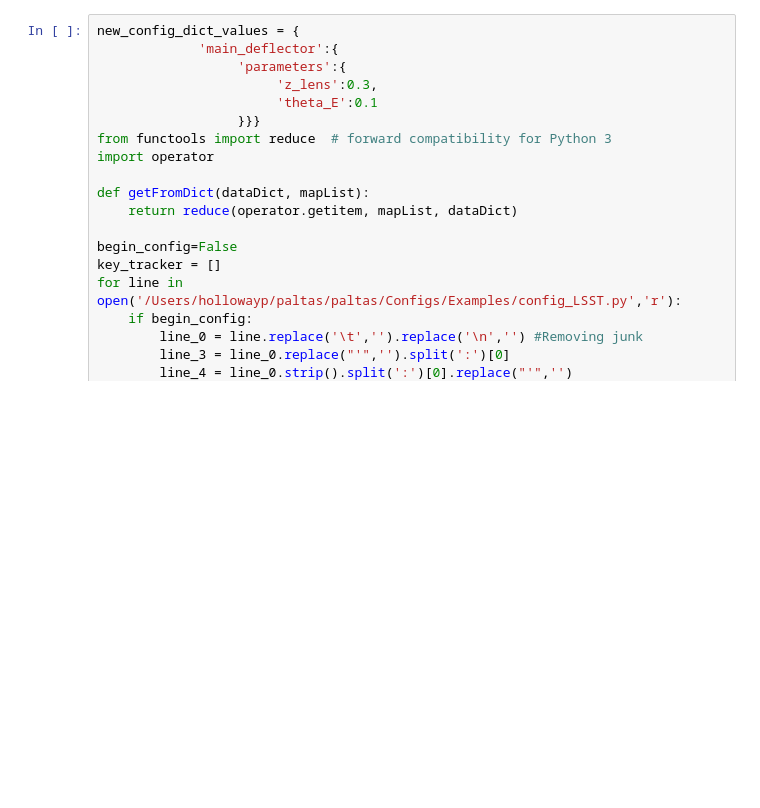
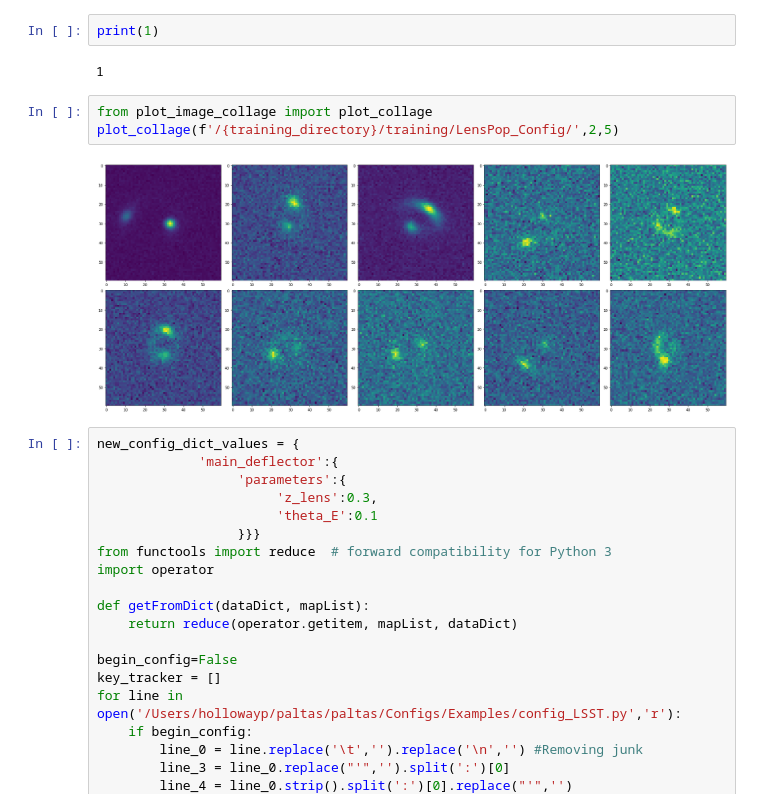
Before and after one commit to P-1884/paltas, a Jupyter notebook: Code to Generate Paltas Configs.ipynb, the cells around one changed output. Saved outputs shown, nothing was run; the diff lists cells and outputs as text; blank space fills up the shorter version.

```diff
--- a/Code to Generate Paltas Configs.ipynb
+++ b/Code to Generate Paltas Configs.ipynb
@@ -163,3 +197,12 @@ ModuleNotFoundError: No module named 'paltas'
+# %%
+print(1)
+# %% [output]
+1
+# %%
+from plot_image_collage import plot_collage
+plot_collage(f'/{training_directory}/training/LensPop_Config/',2,5)
+# %% [output]
+[figure, added]
 # %%
 new_config_dict_values = {
              'main_deflector':{
```
Also changed, not shown: parts of 6 cells of this notebook, 2 other files.
